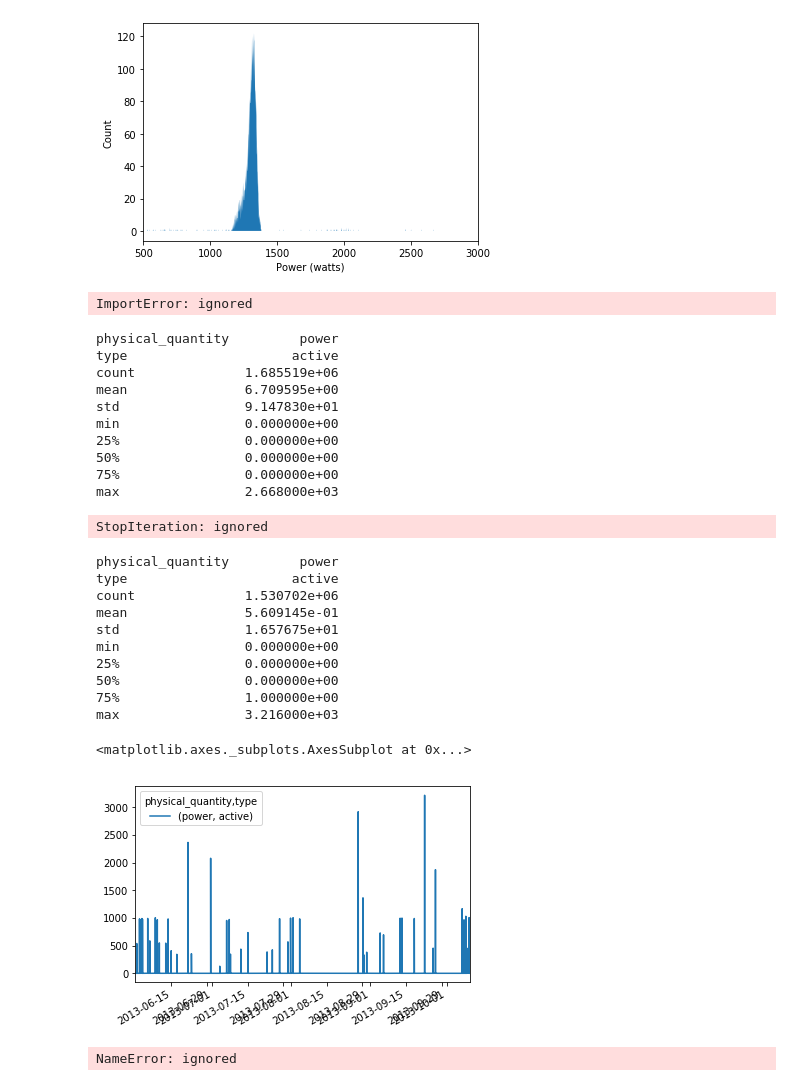
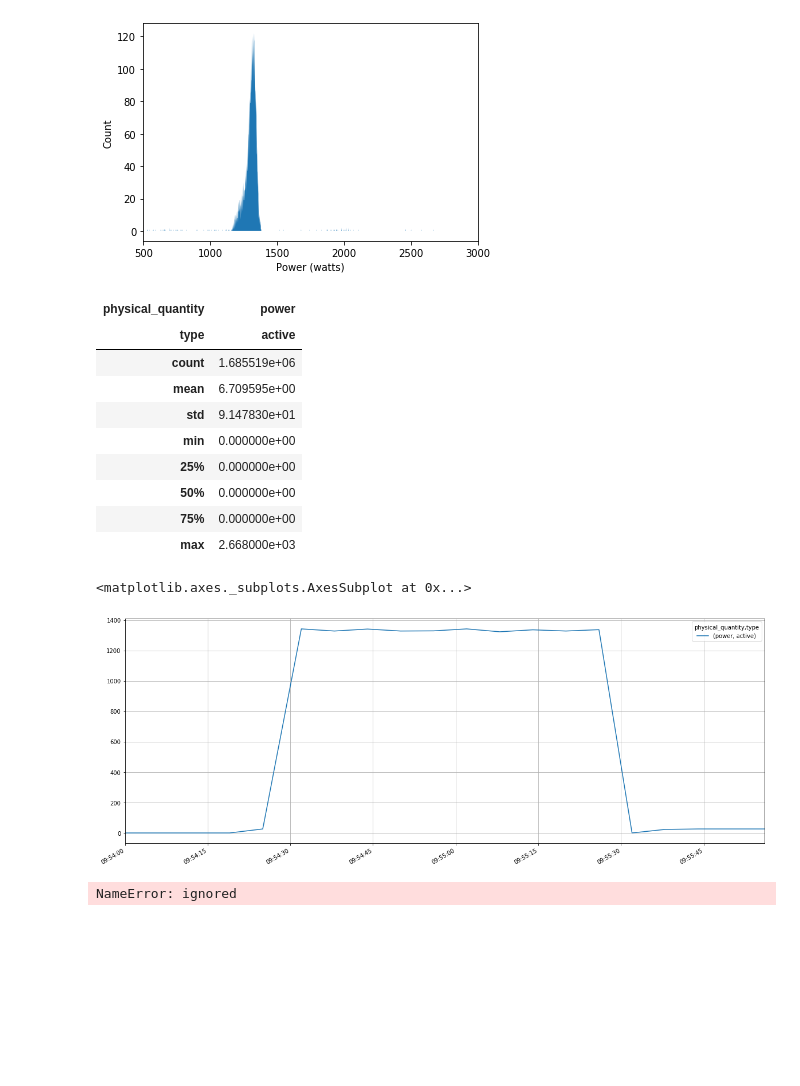
Before and after one commit to BitKnitting/FitHome_Analysis, a Jupyter notebook: notebooks/UK_DALE_LEARNING_Preprocessing.ipynb, the cells around one changed output. Cells and saved outputs as stored; diff of their text form; code cells hidden in the pictures; blank space fills up the shorter version.

```diff
--- a/notebooks/UK_DALE_LEARNING_Preprocessing.ipynb
+++ b/notebooks/UK_DALE_LEARNING_Preprocessing.ipynb
@@ -40,3 +60,3 @@ Mounted at /content/drive
 # %%
 # @title load UKDale dataset
-dataset = DataSet('/content/drive/My Drive/Colab Notebooks/ukdale.h5')
+dataset = DataSet('/content/drive/My\ Drive/Colab Notebooks/ukdale.h5')
@@ -105,41 +129,21 @@ microwave_2.plot_power_histogram(range=(500,3000))
 # %%
 generator = microwave_2.load()
 df = next(generator)
 display(df.describe())
+df['2013-06-01 09:54':'2013-06-01 09:55'].plot(figsize=(20,8),grid=True)
 # %% [output]
+| physical_quantity | power |
+| type | active |
+| count | 1.685519e+06 |
+| mean | 6.709595e+00 |
+| std | 9.147830e+01 |
+| min | 0.000000e+00 |
+| 25% | 0.000000e+00 |
+| 50% | 0.000000e+00 |
+| 75% | 0.000000e+00 |
+| max | 2.668000e+03 |
-ImportError: ignored
+<matplotlib.axes._subplots.AxesSubplot at 0x...>
-physical_quantity         power
-type                     active
-count              1.685519e+06
-mean               6.709595e+00
-std                9.147830e+01
-min                0.000000e+00
-25%                0.000000e+00
-50%                0.000000e+00
-75%                0.000000e+00
-max                2.668000e+03
+[figure, added]
-# %%
-df = next(generator)
-display(df.describe())
-# %% [output]
-StopIteration: ignored
-# %%
-df = next(house.load())
-print(df.describe())
-df.plot()
-# %% [output]
-physical_quantity         power
-type                     active
-count              1.530702e+06
-mean               5.609145e-01
-std                1.657675e+01
-min                0.000000e+00
-25%                0.000000e+00
-50%                0.000000e+00
-75%                1.000000e+00
-max                3.216000e+03
-<matplotlib.axes._subplots.AxesSubplot at 0x...>
-[figure, removed]
 # %%
 elec = dataset.buildings[1].elec
 
```
Also changed, not shown: parts of 5 cells of this notebook.
